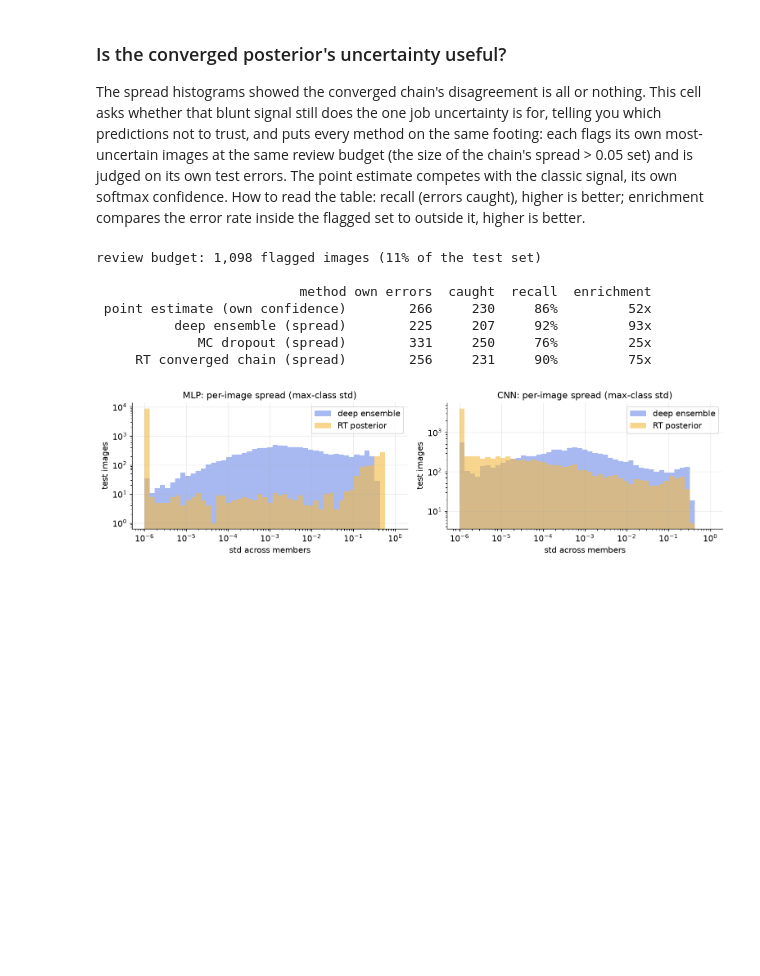
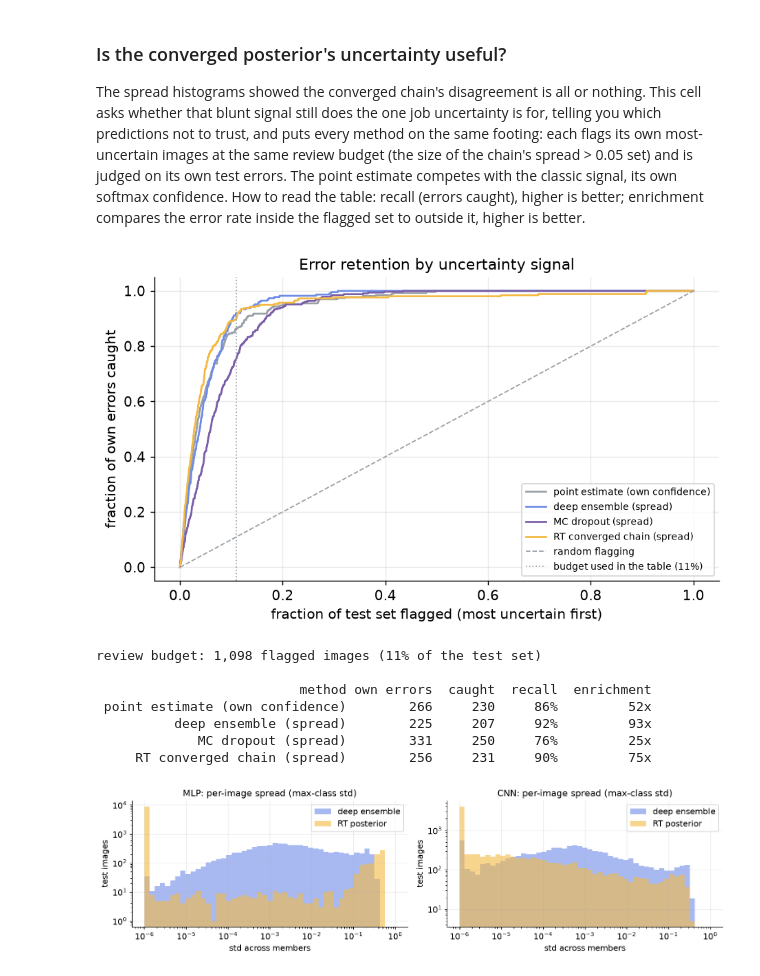
Before and after one commit to YasirAlsugair/ray-tracing-sampler-experiments, a Jupyter notebook: exp6_mnist_posterior.ipynb, the cells around one changed output. Cells and saved outputs as stored; diff of their text form; code cells hidden in the pictures; blank space fills up the shorter version.

Commit message:
Add the error-retention curve to the uncertainty comparison

```diff
--- a/exp6_mnist_posterior.ipynb
+++ b/exp6_mnist_posterior.ipynb
@@ -904,33 +904,64 @@ if "eq33_members" in dir():
         flagged[np.argsort(-uncertainty)[:review_budget]] = True
         caught = int((wrong & flagged).sum())
         inside = caught / review_budget
         outside = (wrong.sum() - caught) / (len(test_labels) - review_budget)
         return (method, int(wrong.sum()), caught,
                 100 * caught / wrong.sum(), inside / outside)
 
     point_probabilities = point_estimates["mlp"]["probabilities"]
     ensemble_members = ensembles["mlp"]["member_probabilities"]
     dropout_members = mc_dropout["mlp"]["member_probabilities"]
     scores = [
         flag_score("point estimate (own confidence)", point_probabilities,
                    1.0 - point_probabilities.max(axis=1)),
         flag_score("deep ensemble (spread)", ensemble_members.mean(axis=0),
                    ensemble_members.std(axis=0).max(axis=1)),
         flag_score("MC dropout (spread)", dropout_members.mean(axis=0),
                    dropout_members.std(axis=0).max(axis=1)),
         flag_score("RT converged chain (spread)",
                    converged_probabilities.mean(axis=0), chain_spread),
     ]
+    method_styles = [
+        ("point estimate (own confidence)", point_probabilities,
+         1.0 - point_probabilities.max(axis=1), GREY),
+        ("deep ensemble (spread)", ensemble_members.mean(axis=0),
+         ensemble_members.std(axis=0).max(axis=1), BLUE),
+        ("MC dropout (spread)", dropout_members.mean(axis=0),
+         dropout_members.std(axis=0).max(axis=1), "#7A5EA8"),
+        ("RT converged chain (spread)", converged_probabilities.mean(axis=0),
+         chain_spread, RT),
+    ]
+    figure, axis = plt.subplots(figsize=(7.2, 4.4))
+    n_images = len(test_labels)
+    for method, probabilities, uncertainty, color in method_styles:
+        wrong = probabilities.argmax(axis=1) != test_labels
+        order = np.argsort(-uncertainty)
+        caught_curve = np.cumsum(wrong[order]) / wrong.sum()
+        axis.plot(np.arange(1, n_images + 1) / n_images, caught_curve,
+                  color=color, lw=1.5, label=method)
+    axis.plot([0, 1], [0, 1], color=GREY, ls="--", lw=1,
+              label="random flagging")
+    axis.axvline(review_budget / n_images, color=GREY, ls=":", lw=1,
+                 label=f"budget used in the table "
+                       f"({review_budget / n_images:.0%})")
+    axis.set_xlabel("fraction of test set flagged (most uncertain first)")
+    axis.set_ylabel("fraction of own errors caught")
+    axis.set_title("Error retention by uncertainty signal")
+    axis.legend(fontsize=8, loc="lower right")
+    plt.tight_layout()
+    plt.show()
+
     print(f"review budget: {review_budget:,} flagged images "
           f"({review_budget / len(test_labels):.0%} of the test set)\n")
     print(f"{'method':>32} {'own errors':>10} {'caught':>7} "
           f"{'recall':>7} {'enrichment':>11}")
     for method, wrong, caught, recall, enrichment in scores:
         print(f"{method:>32} {wrong:>10} {caught:>7} {recall:>6.0f}% "
               f"{enrichment:>10.0f}x")
 else:
     print("run the predictive cell above first (needs eq33_members)")
 # %% [output]
+[figure, added]
 review budget: 1,098 flagged images (11% of the test set)
 
                           method own errors  caught  recall  enrichment
```
